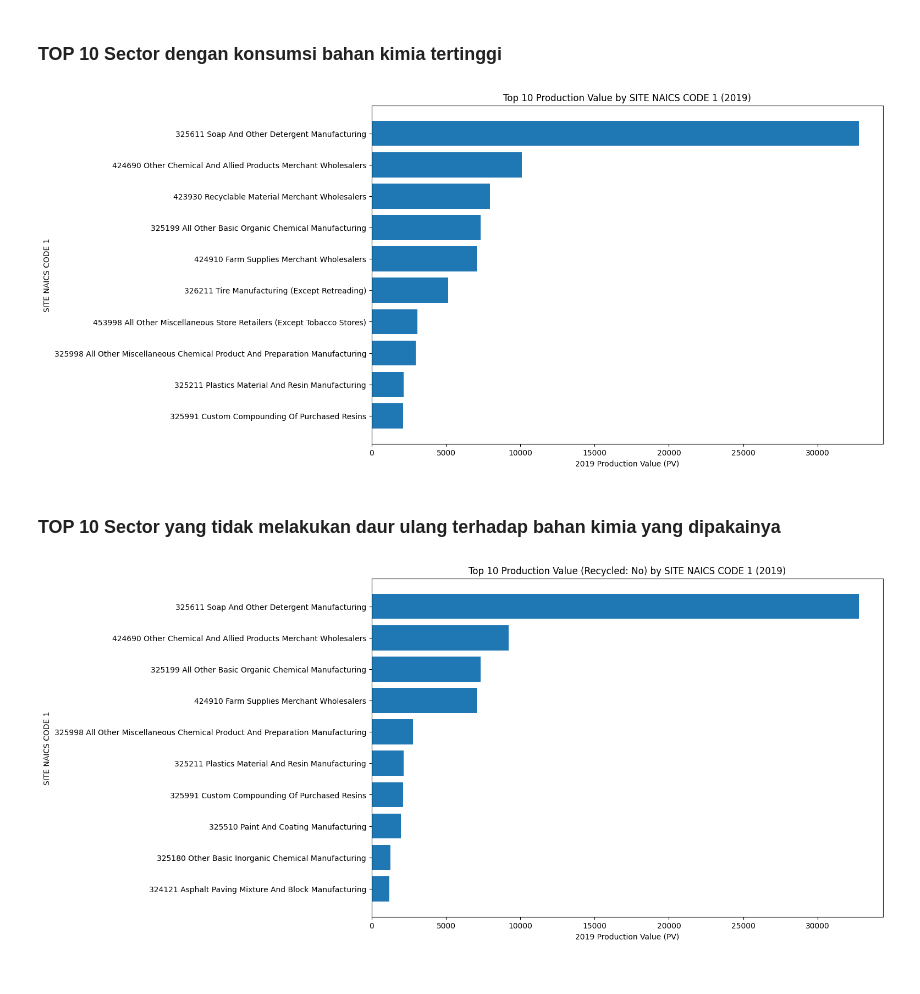
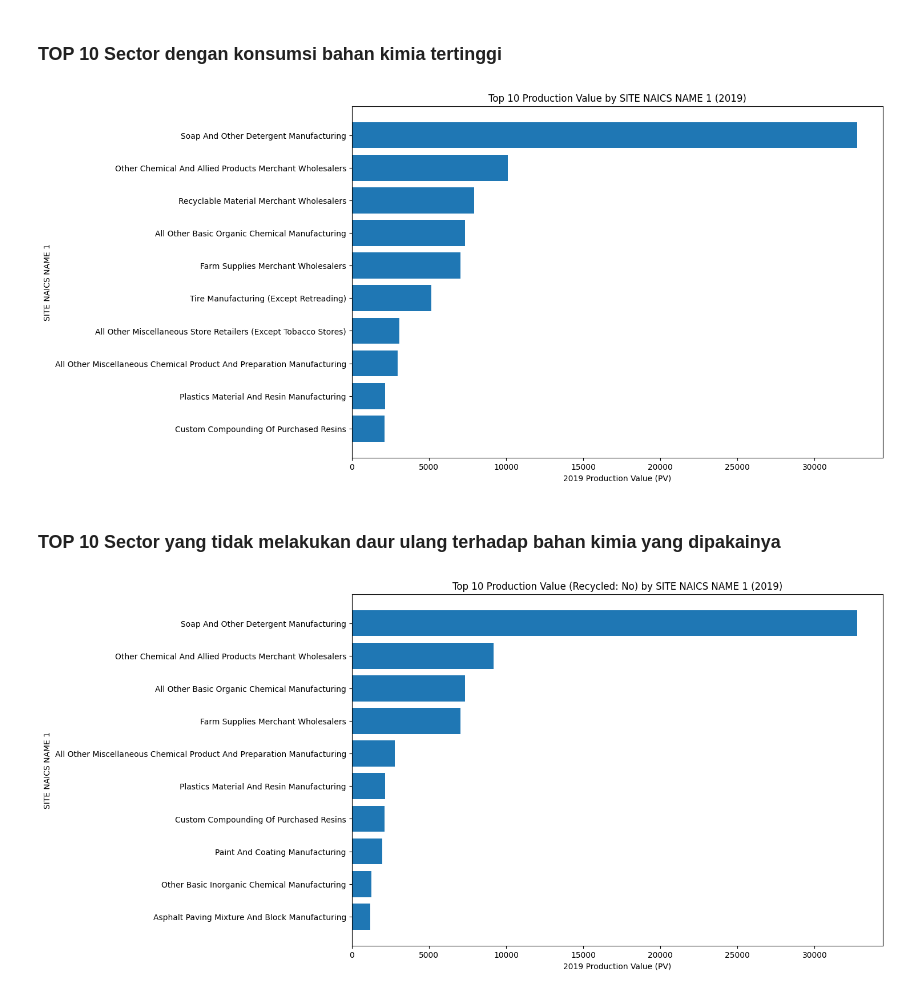
Before and after one commit to randy-ar/gcolab, a Jupyter notebook: Explanatory_Data_Analysis_EPA_Chemical_Data_Reporting.ipynb, the cells around one changed output. Drawn from its saved outputs; the diff is of its cells as text; code cells hidden in the pictures.

```diff
--- a/Explanatory_Data_Analysis_EPA_Chemical_Data_Reporting.ipynb
+++ b/Explanatory_Data_Analysis_EPA_Chemical_Data_Reporting.ipynb
@@ -200,23 +277,23 @@ fig.show()
 # %%
 # prompt: I want horizontal bar chart contain top 10 of production value based on SITE NAICS CODE 1, x axis is 2019 PV
 
 import matplotlib.pyplot as plt
 # Group by 'SITE NAICS CODE 1' and sum '2019 PV'
-df_naics_pv = df_consumer.groupby('SITE NAICS CODE 1')['2019 PV'].sum().reset_index()
+df_naics_pv = df_consumer.groupby('SITE NAICS NAME 1')['2019 PV'].sum().reset_index()
 
 # Sort by '2019 PV' and get the top 10
 df_top_10_naics = df_naics_pv.nlargest(10, '2019 PV')
 
 # Create the horizontal bar chart
 plt.figure(figsize=(12, 8))
-plt.barh(df_top_10_naics['SITE NAICS CODE 1'], df_top_10_naics['2019 PV'])
+plt.barh(df_top_10_naics['SITE NAICS NAME 1'], df_top_10_naics['2019 PV'])
 plt.xlabel('2019 Production Value (PV)')
-plt.ylabel('SITE NAICS CODE 1')
-plt.title('Top 10 Production Value by SITE NAICS CODE 1 (2019)')
+plt.ylabel('SITE NAICS NAME 1')
+plt.title('Top 10 Production Value by SITE NAICS NAME 1 (2019)')
 plt.gca().invert_yaxis() # Invert y-axis to have the highest value at the top
 plt.show()
 # %% [output]
-[figure, old version]
+[figure, new version]
 # %% [markdown]
 ### TOP 10 Sector yang tidak melakukan daur ulang terhadap bahan kimia yang dipakainya
 # %%
@@ -227,18 +304,18 @@ import matplotlib.pyplot as plt
 df_recycled_no = df_consumer[df_consumer['RECYCLED'] == 'No'].copy()
 
 # Group by 'SITE NAICS CODE 1' and sum '2019 PV' for the filtered data
-df_naics_pv_recycled_no = df_recycled_no.groupby('SITE NAICS CODE 1')['2019 PV'].sum().reset_index()
+df_naics_pv_recycled_no = df_recycled_no.groupby('SITE NAICS NAME 1')['2019 PV'].sum().reset_index()
 
 # Sort by '2019 PV' and get the top 10
 df_top_10_naics_recycled_no = df_naics_pv_recycled_no.nlargest(10, '2019 PV')
 
 # Create the horizontal bar chart
 plt.figure(figsize=(12, 8))
-plt.barh(df_top_10_naics_recycled_no['SITE NAICS CODE 1'], df_top_10_naics_recycled_no['2019 PV'])
+plt.barh(df_top_10_naics_recycled_no['SITE NAICS NAME 1'], df_top_10_naics_recycled_no['2019 PV'])
 plt.xlabel('2019 Production Value (PV)')
-plt.ylabel('SITE NAICS CODE 1')
-plt.title('Top 10 Production Value (Recycled: No) by SITE NAICS CODE 1 (2019)')
+plt.ylabel('SITE NAICS NAME 1')
+plt.title('Top 10 Production Value (Recycled: No) by SITE NAICS NAME 1 (2019)')
 plt.gca().invert_yaxis() # Invert y-axis to have the highest value at the top
 plt.show()
 # %% [output]
-[figure, old version]
+[figure, new version]
```
Also changed, not shown: parts of 8 cells of this notebook.
